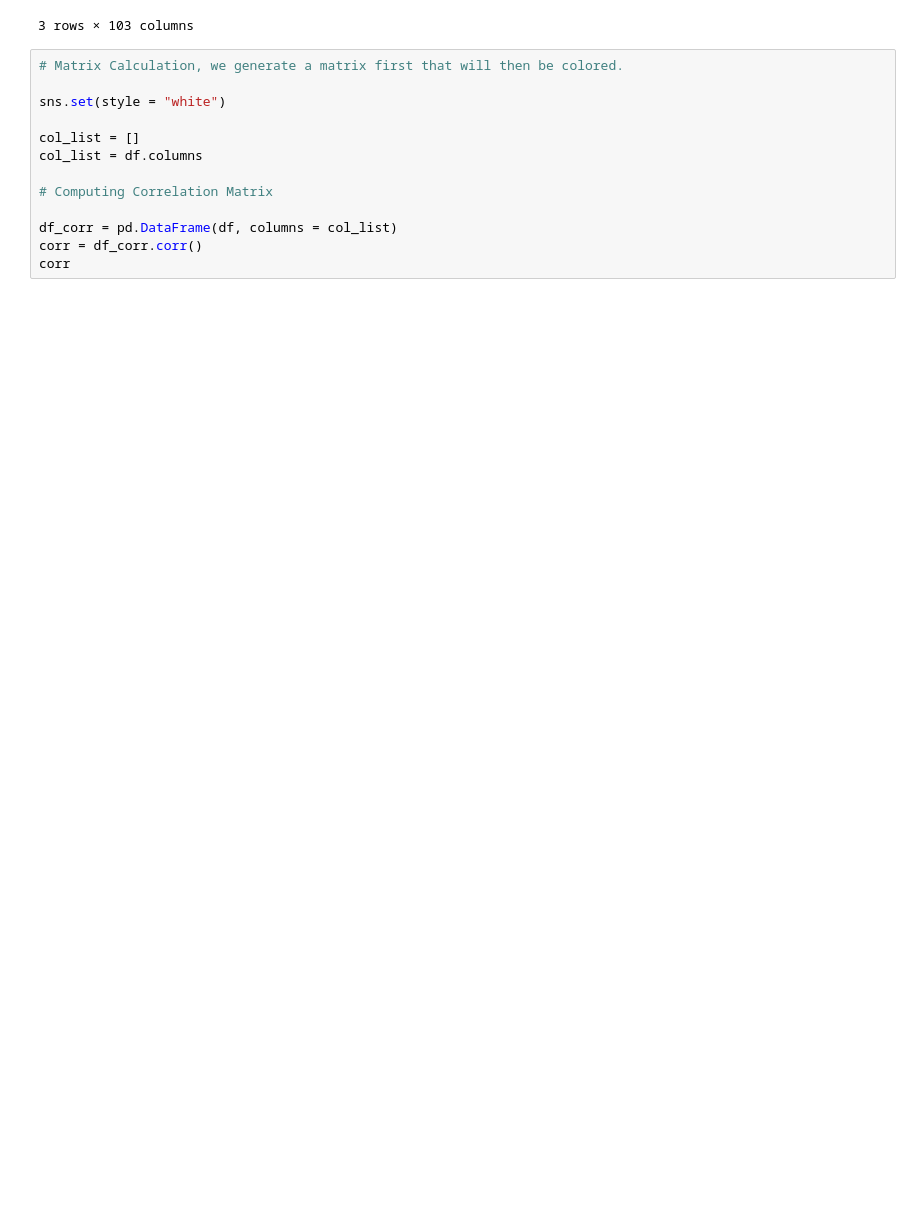
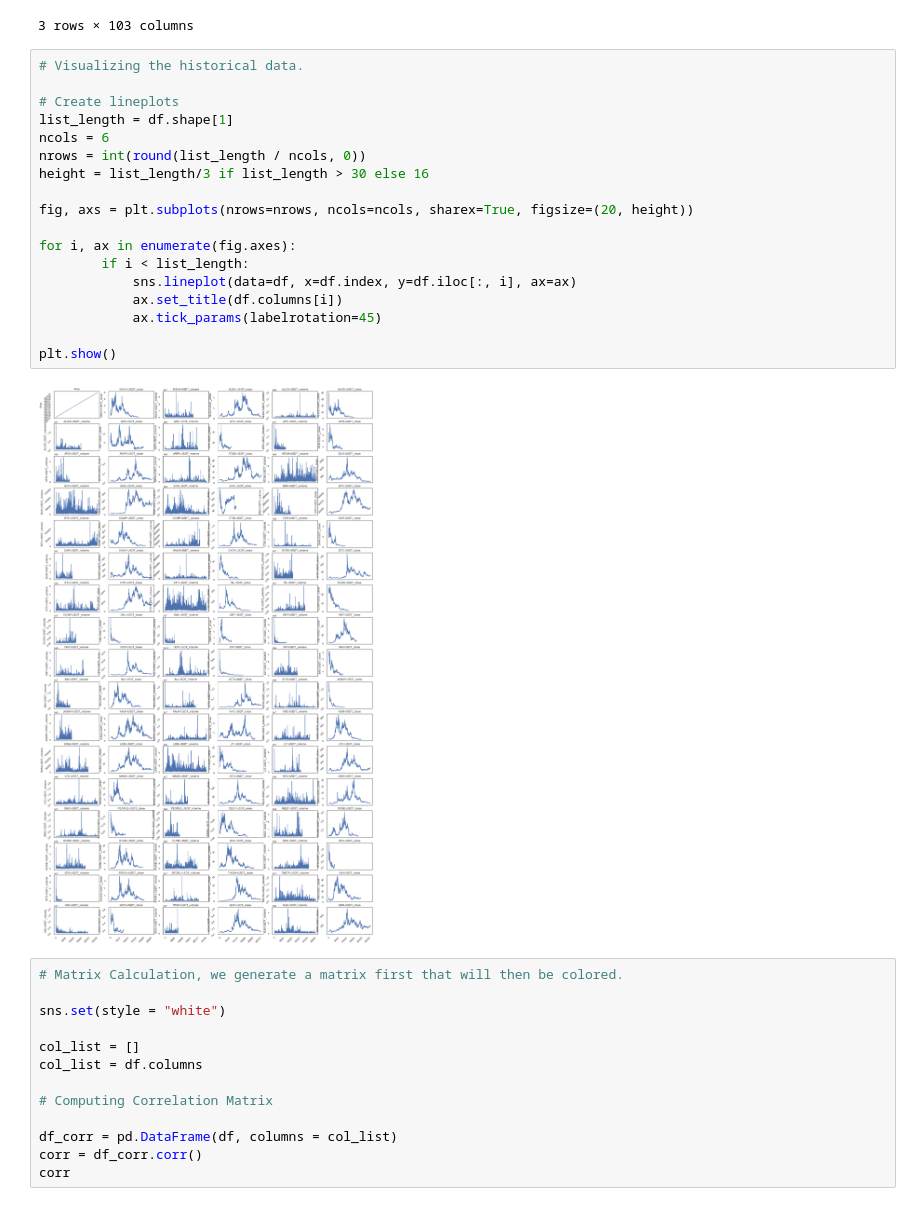
Before and after one commit to HoussamZak/Correlation_Analysis_Crypto_Jan2020_Jan2023, a Jupyter notebook: Correlation_Analysis.ipynb, the cells around one changed output. Cells and saved outputs as stored; diff of their text form; blank space fills up the shorter version.

```diff
--- a/Correlation_Analysis.ipynb
+++ b/Correlation_Analysis.ipynb
@@ -84,6 +84,26 @@ df.head(3)
 | 1 | 2020-01-01 01:00:00 | 2.5059 | 9270672.93 | 0.2175 | 22873.37 | 22.4282 | ... |
 | 2 | 2020-01-01 02:00:00 | 2.6237 | 7923760.56 | 0.2179 | 14671.09 | 38.5035 | ... |
 3 rows × 103 columns
+# %%
+# Visualizing the historical data.
+
+# Create lineplots
+list_length = df.shape[1]
+ncols = 6
+nrows = int(round(list_length / ncols, 0))
+height = list_length/3 if list_length > 30 else 16
+
+fig, axs = plt.subplots(nrows=nrows, ncols=ncols, sharex=True, figsize=(20, height))
+
+for i, ax in enumerate(fig.axes):
+        if i < list_length:
+            sns.lineplot(data=df, x=df.index, y=df.iloc[:, i], ax=ax)
+            ax.set_title(df.columns[i])
+            ax.tick_params(labelrotation=45)
+
+plt.show()
+# %% [output]
+[figure, added]
 # %%
 # Matrix Calculation, we generate a matrix first that will then be colored.
 
```
Also changed, not shown: parts of 3 cells of this notebook, 2 other files.
